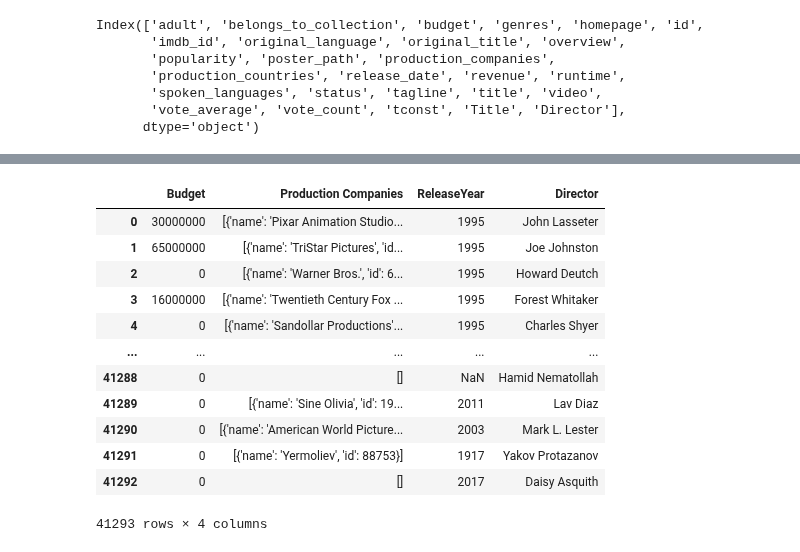
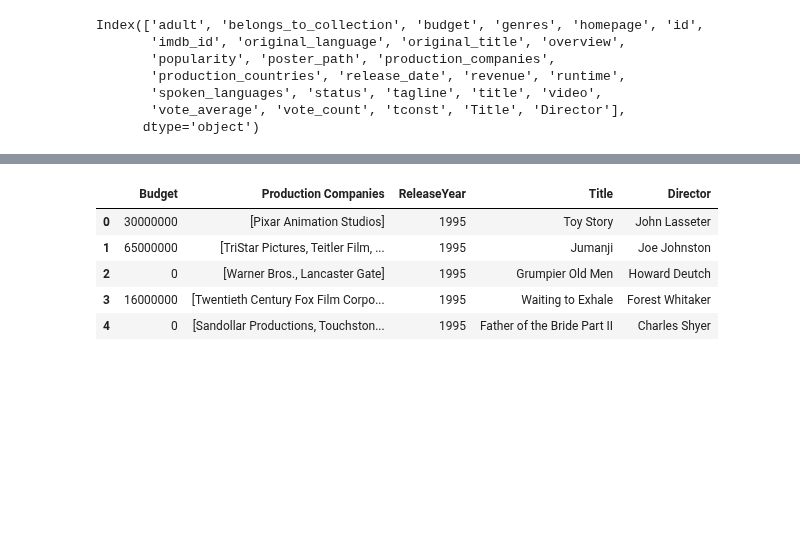
Before and after one commit to epfl-ada/ada-2023-project-randada, a Jupyter notebook: additional_movies_info.ipynb, the cells around one changed output, grey strips where cells are left out. Drawn from its saved outputs; the diff is of its cells as text; code cells hidden in the pictures; blank space fills up the shorter version.

```diff
--- a/additional_movies_info.ipynb
+++ b/additional_movies_info.ipynb
@@ -156,19 +120,20 @@ movies_additional_info.head()
 #change the date of release
 movies_additional_info['release_date']= movies_additional_info['release_date'].str.extract('(\d{4})')
 # %%
-movies_additional_info.rename(columns={'budget': 'Budget', 'production_companies':'Production Companies', 'release_date':'ReleaseYear'})
+movies_additional_info.rename(columns={'budget': 'Budget', 'production_companies':'Production Companies', 'release_date':'ReleaseYear'}, inplace=True)
-# %% [output]
-|  | Budget | Production Companies | ReleaseYear | Director |
-| 0 | 30000000 | [{'name': 'Pixar Animation Studio... | 1995 | John Lasseter |
-| 1 | 65000000 | [{'name': 'TriStar Pictures', 'id... | 1995 | Joe Johnston |
-| 2 | 0 | [{'name': 'Warner Bros.', 'id': 6... | 1995 | Howard Deutch |
-| 3 | 16000000 | [{'name': 'Twentieth Century Fox ... | 1995 | Forest Whitaker |
-| 4 | 0 | [{'name': 'Sandollar Productions'... | 1995 | Charles Shyer |
-| ... | ... | ... | ... | ... |
-| 41288 | 0 | [] | NaN | Hamid Nematollah |
-| 41289 | 0 | [{'name': 'Sine Olivia', 'id': 19... | 2011 | Lav Diaz |
-| 41290 | 0 | [{'name': 'American World Picture... | 2003 | Mark L. Lester |
-| 41291 | 0 | [{'name': 'Yermoliev', 'id': 88753}] | 1917 | Yakov Protazanov |
-| 41292 | 0 | [] | 2017 | Daisy Asquith |
-41293 rows × 4 columns
+# %%
+import ast
+
+movies_additional_info['Production Companies'] = movies_additional_info['Production Companies'].fillna('[]')
+movies_additional_info['Production Companies'] = movies_additional_info['Production Companies'].apply(ast.literal_eval)
+movies_additional_info['Production Companies'] = movies_additional_info['Production Companies'].apply(lambda x: [company['name'] for company in x])
+# %%
+movies_additional_info.head()
+# %% [output]
+|  | Budget | Production Companies | ReleaseYear | Title | Director |
+| 0 | 30000000 | [Pixar Animation Studios] | 1995 | Toy Story | John Lasseter |
+| 1 | 65000000 | [TriStar Pictures, Teitler Film, ... | 1995 | Jumanji | Joe Johnston |
+| 2 | 0 | [Warner Bros., Lancaster Gate] | 1995 | Grumpier Old Men | Howard Deutch |
+| 3 | 16000000 | [Twentieth Century Fox Film Corpo... | 1995 | Waiting to Exhale | Forest Whitaker |
+| 4 | 0 | [Sandollar Productions, Touchston... | 1995 | Father of the Bride Part II | Charles Shyer |
 # %%
```
Also changed, not shown: parts of 9 cells of this notebook, 1 other file.
